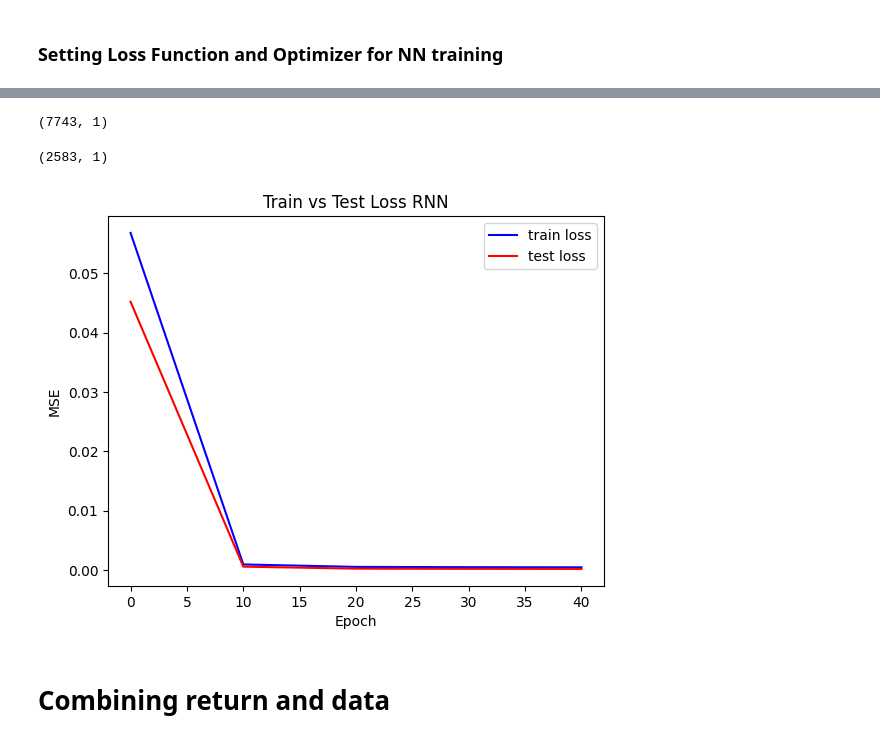
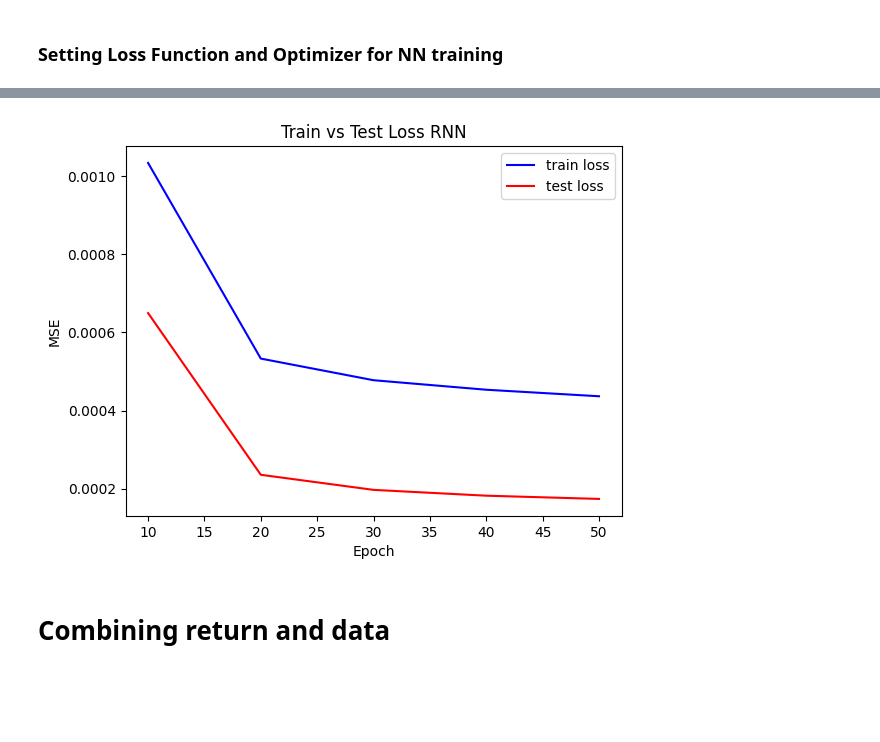
Before and after one commit to Rageus17/Skripsi, a Jupyter notebook: sempro/GRU - Sempro.ipynb, the cells around one changed output, grey strips where cells are left out. Drawn from its saved outputs; the diff is of its cells as text; code cells hidden in the pictures; blank space fills up the shorter version.

Commit message:
change picture of epoch (last time user cannot see the 50 epoch)

```diff
--- a/sempro/GRU - Sempro.ipynb
+++ b/sempro/GRU - Sempro.ipynb
@@ -5,7 +5,7 @@ import pandas_ta as ta
 import numpy as np
 import torch
 # %%
-df = pd.read_csv("ETHUSDT-4h-2020-2024.csv",delimiter=';')
+df = pd.read_csv("/Users/stevenwinatamulia/Documents/Skripsi-1/Documents/skripsi/ETHUSDT-4h-2020-2024.csv",delimiter=';')
 # %%
 #change timestamp into datetime
 def timestamp_to_datetime(timestamp:list)->list:
@@ -414,7 +354,7 @@ epoch_count = []
 
 epoch_start_time = time.time()  # Start time for total training
 
-for epoch in range(epochs):
+for epoch in range(1,epochs+1):
     ### Training
     model_0.train()  # Put model in training mode
     train_loss = 0  # Track total training loss for the epoch
@@ -531,13 +448,9 @@ Model saved to /Users/stevenwinatamulia/Documents/skripsi/Fix Code/checking/mode
 # %%
 prediction_train_np = y_train_preds.numpy()
 prediction_train_np.shape
-# %% [output]
-(7743, 1)
 # %%
 prediction_np = y_preds.numpy()
 prediction_np.shape
-# %% [output]
-(2583, 1)
 # %%
 # model train vs test
 y_train_np = y_train.reshape(prediction_train_np.shape[0],1)
@@ -547,19 +458,19 @@ epoch_list = list(range(0,epochs,10))
 # %%
 import matplotlib.pyplot as plt
 # %%
-epoch_list = list(range(0,epochs,10))
+epoch_list = list(range(10,epochs+1,10))
 
 plt.plot(epoch_list,train_loss_values,label='train loss',color='blue')
 plt.plot(epoch_list,test_loss_values,label='test loss',color = 'red')
 plt.xlabel('Epoch')
 plt.ylabel('MSE')
 plt.title('Train vs Test Loss RNN')
 
 plt.legend()
 
 plt.show()
 # %% [output]
-[figure, old version]
+[figure, new version]
 # %% [markdown]
 # Combining return and data
 # %% [markdown]
```
Also changed, not shown: parts of 37 cells of this notebook, 2 other files.
